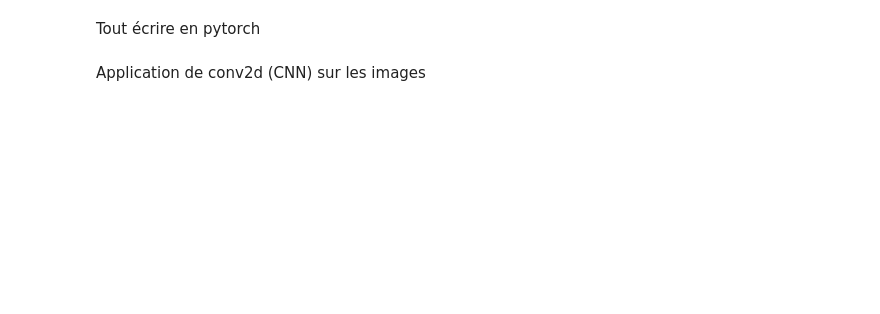
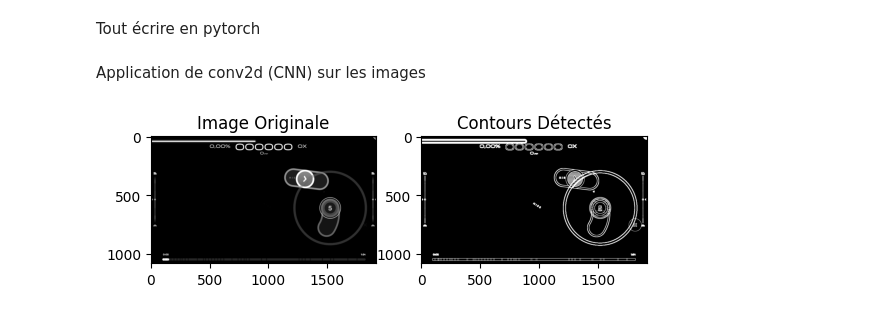
Before and after one commit to elroche/IA_oso_player, a Jupyter notebook: notebooks/model_definition.ipynb, the cells around one changed output. Saved outputs shown, nothing was run; the diff lists cells and outputs as text; code cells hidden in the pictures; blank space fills up the shorter version.

Commit message:
init function contour deection

```diff
--- a/notebooks/model_definition.ipynb
+++ b/notebooks/model_definition.ipynb
@@ -34,0 +35,50 @@ import torch.nn.functional as F
+# %%
+import torch.nn.functional as F
+from PIL import Image
+
+# Appel de la fonction de capture d'écran, et récupération de ces captures
+screenshots = test_recuperation_image()
+
+# Récupérer la dernière capture d'écran
+image = screenshots[-1]
+
+# Convertir en niveaux de gris
+image_gray = image.convert("L")
+
+# Convertir en un tableau NumPy
+image_array = np.array(image_gray)
+
+# Convertir en un tenseur PyTorch
+image_tensor = torch.unsqueeze(torch.unsqueeze(torch.tensor(image_array, dtype=torch.float32), 0), 0)
+
+# Définir un filtre pour la détection de contours (Sobel filter)
+sobel_filter_x = torch.tensor([[1, 0, -1],
+                               [2, 0, -2],
+                               [1, 0, -1]], dtype=torch.float32).view(1, 1, 3, 3)
+
+sobel_filter_y = torch.tensor([[1, 2, 1],
+                               [0, 0, 0],
+                               [-1, -2, -1]], dtype=torch.float32).view(1, 1, 3, 3)
+
+# Appliquer conv2d pour détecter les contours en utilisant les filtres Sobel
+contours_x = F.conv2d(image_tensor, sobel_filter_x, padding=1)  # Ajout de padding pour garder la même taille
+contours_y = F.conv2d(image_tensor, sobel_filter_y, padding=1)
+
+# Calculer le gradient du contour
+gradient_magnitude = torch.sqrt(contours_x ** 2 + contours_y ** 2)
+
+# Seuiller l'image pour obtenir des contours binaires
+seuil = 0.5  # Vous pouvez ajuster ce seuil en fonction de votre capture d'écran
+contours_binaires = (gradient_magnitude > seuil).float()
+
+# Afficher l'image originale et les contours détectés
+plt.subplot(1, 2, 1)
+plt.imshow(image_array, cmap='gray')
+plt.title('Image Originale')
+
+plt.subplot(1, 2, 2)
+plt.imshow(contours_binaires.squeeze().numpy(), cmap='gray')
+plt.title('Contours Détectés')
+plt.show()
+# %% [output]
+[figure, added]
```
Also changed, not shown: parts of 3 cells of this notebook.
